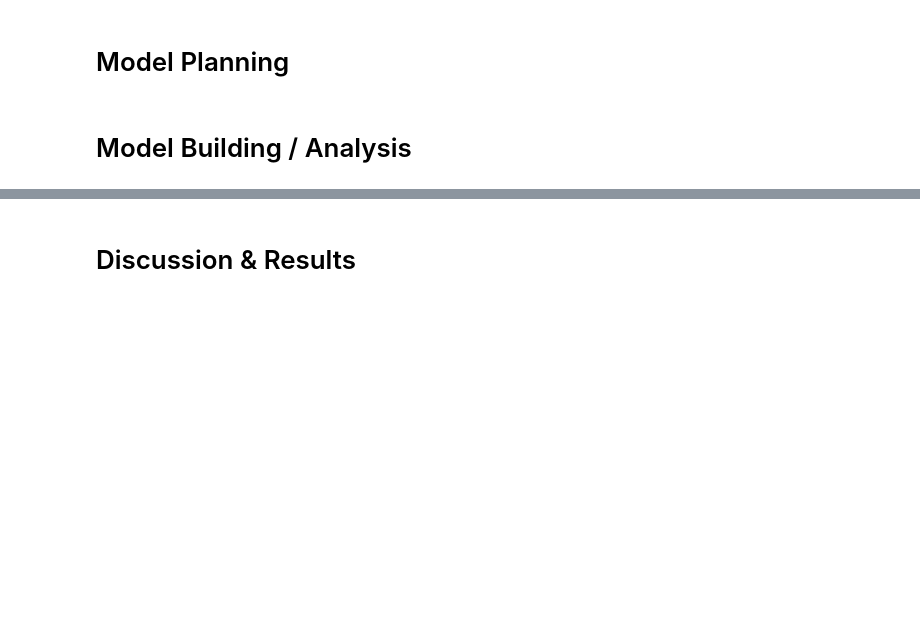
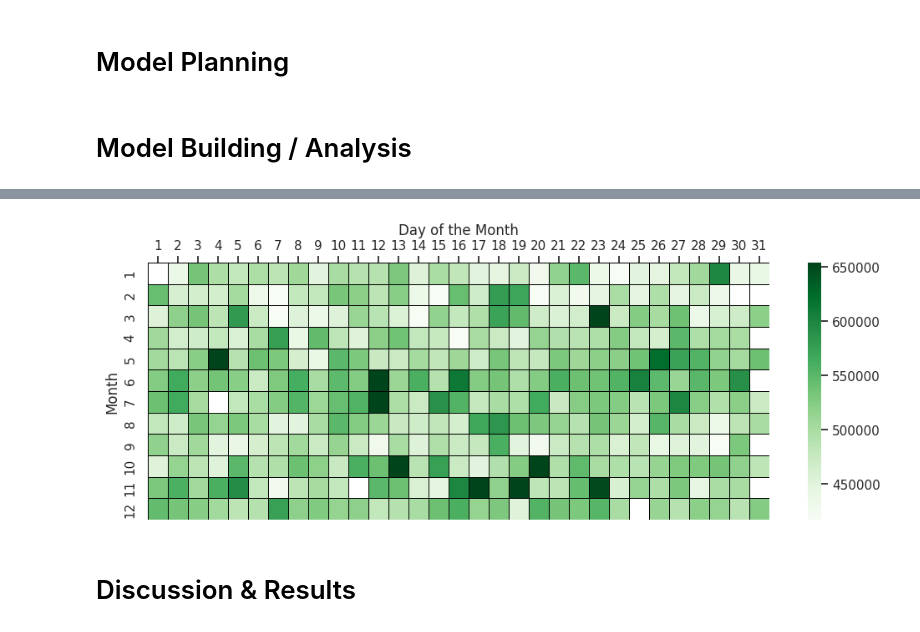
Before and after one commit to sierraperezdavid31/CIS9650-DC-Sales, a Jupyter notebook: Group_Project_15.ipynb, the cells around one changed output, grey strips where cells are left out. Cells and saved outputs as stored; diff of their text form; code cells hidden in the pictures; blank space fills up the shorter version.

```diff
--- a/Group_Project_15.ipynb
+++ b/Group_Project_15.ipynb
@@ -233,3 +317,31 @@ new_df.head()
+# %%
+# Best day of the year to buy a home
+new_df = new_df[new_df['year'] >= 2000]
+
+# Aggregatingh the data to a pivot table
+salebymonthday = pd.pivot_table(new_df, values = 'sale_price', index = 'month', columns = 'day', aggfunc = 'median')
+
+# Creating the visual
+fig, ax = plt.subplots(figsize = (12,4))
+
+# Plotting the heatmap
+ax = sns.heatmap(salebymonthday,  cmap = "Greens", linewidths = .5, linecolor = 'black', robust = True)
+
+# Customizing the heatmap
+ax.set_xlabel('Day of the Month')
+ax.set_ylabel('Month')
+ax.xaxis.tick_top()
+ax.xaxis.set_label_position('top')
+
+
+# Show Chart
+plt.show()
+
+# Key Observations
+# No sales were made on New Year Day, Christmas, Veteran Day, and the Forth of July
+#
+# %% [output]
+[figure, added]
 # %%
 # Median Sale price over time (all)
 # Number of properties sold
```
Also changed, not shown: parts of 9 cells of this notebook.
